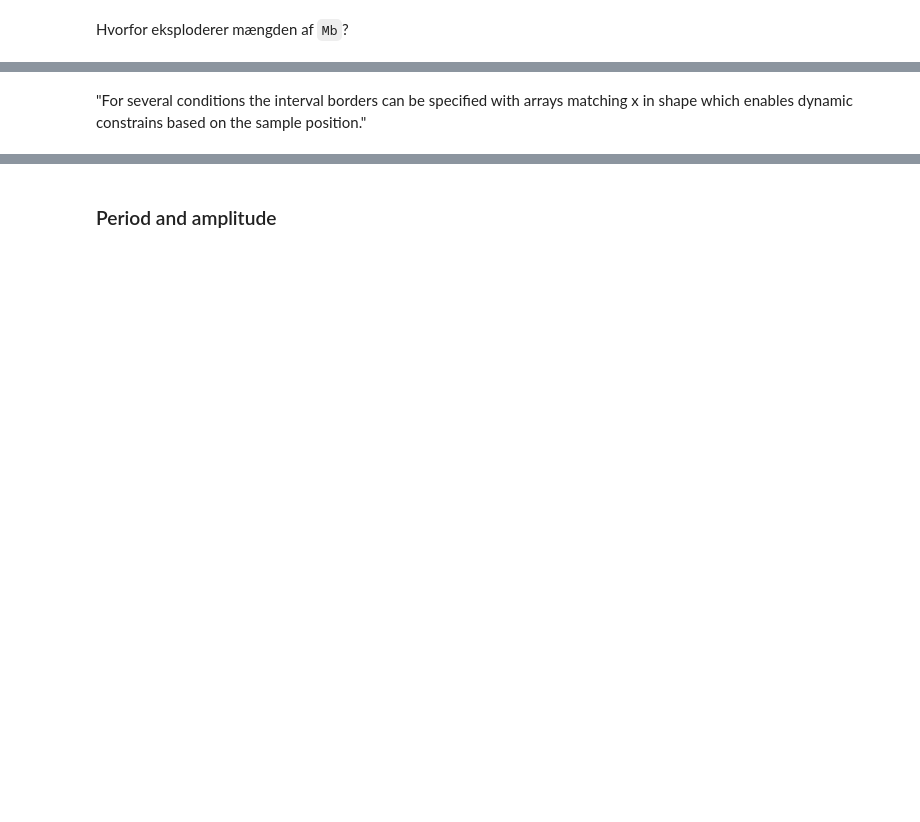
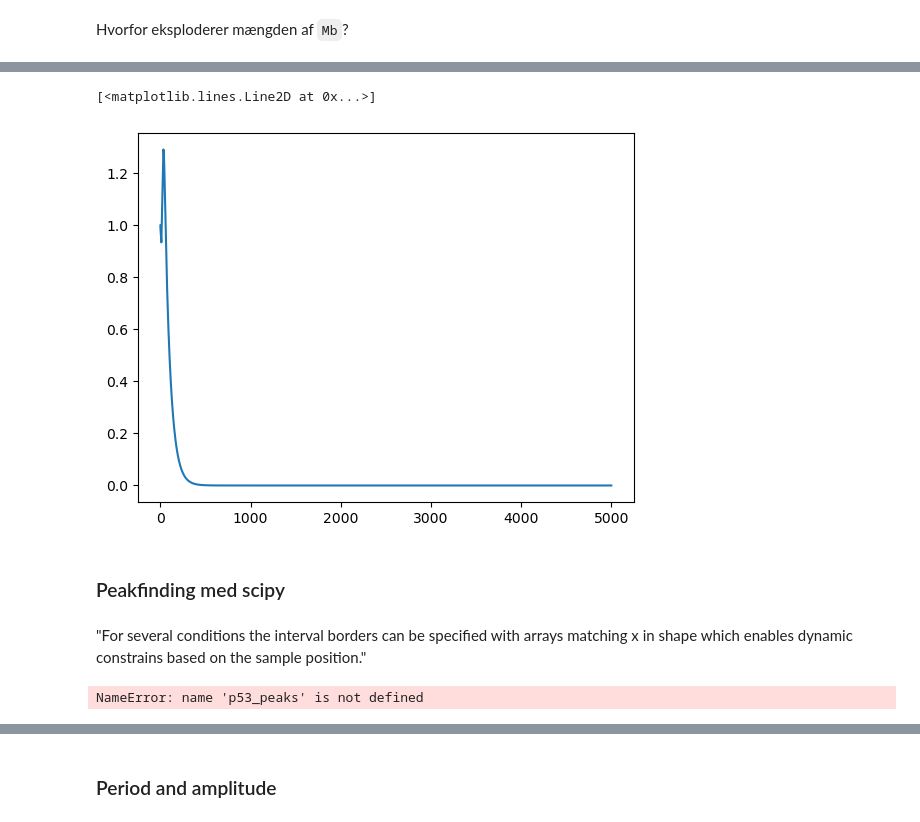
Before and after one commit to ErikBachRyhl/p53, a Jupyter notebook: Nutlin-tilføjelse.ipynb, the cells around one changed output, grey strips where cells are left out. Saved outputs shown, nothing was run; the diff lists cells and outputs as text; code cells hidden in the pictures; blank space fills up the shorter version.

```diff
--- a/Nutlin-tilføjelse.ipynb
+++ b/Nutlin-tilføjelse.ipynb
@@ -114,2 +105,17 @@ Hvorfor eksploderer mængden af `Mb`?
+# %%
+plt.plot(t,Mb)
+# %% [output]
+[<matplotlib.lines.Line2D at 0x...>]
+[figure, added]
+# %% [markdown]
+### Peakfinding med scipy
 # %% [markdown]
 "For several conditions the interval borders can be specified with arrays matching x in shape which enables dynamic constrains based on the sample position."
+# %%
+# TODO: Figure out how to first run this after transient.
+
+
+
+print(p53_peaks)
+# %% [output]
+NameError: name 'p53_peaks' is not defined
```
Also changed, not shown: parts of 13 cells of this notebook, 1 other file.
